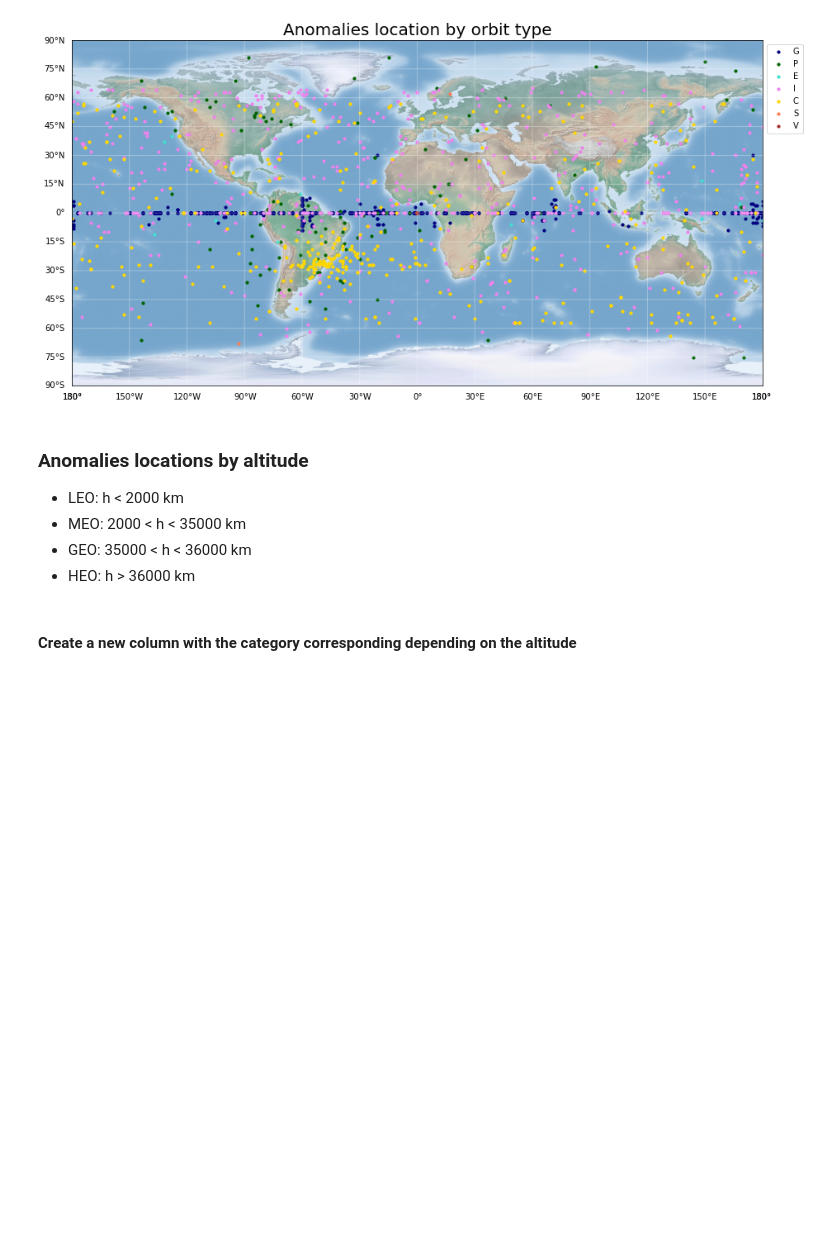
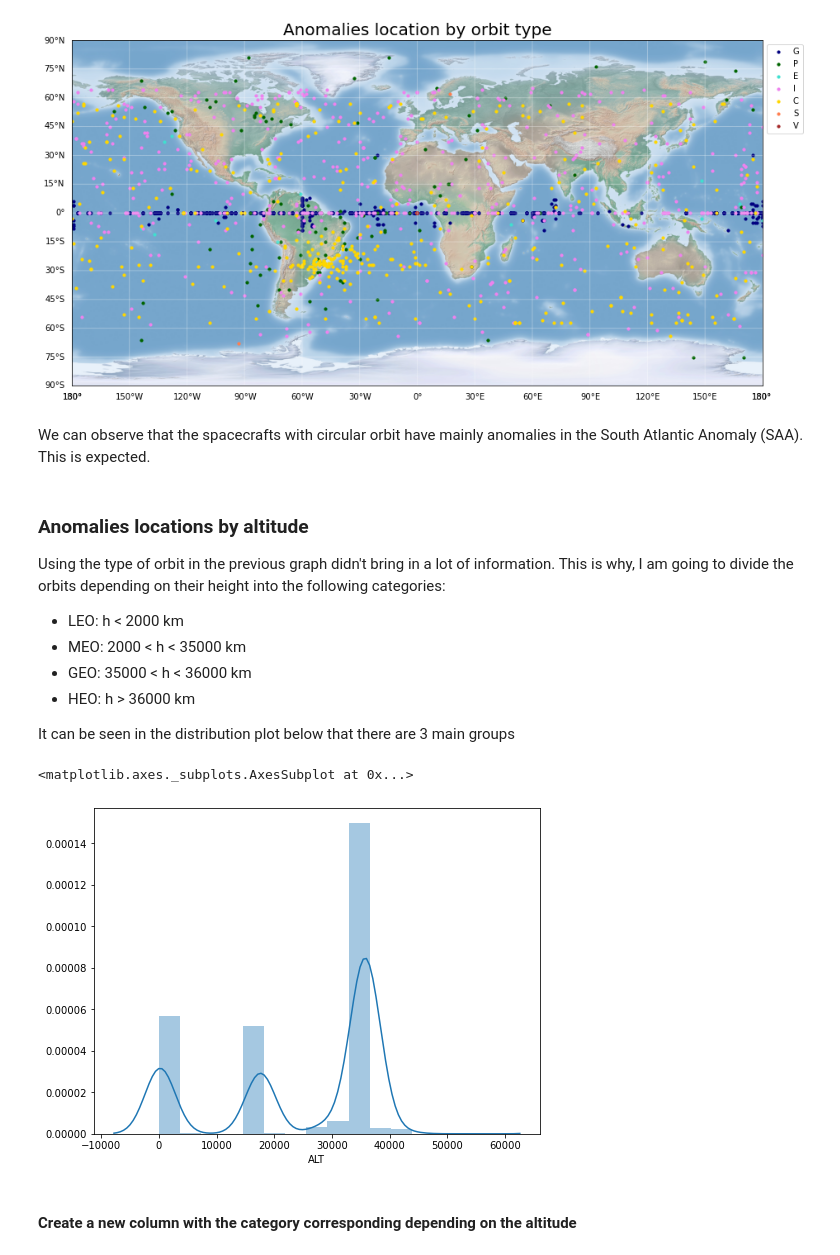
Before and after one commit to ironhack-bcn-data-pt/PR05-project-statistical-analysis, a Jupyter notebook: statistical-analysis.ipynb, the cells around one changed output. Saved outputs shown, nothing was run; the diff lists cells and outputs as text; code cells hidden in the pictures; blank space fills up the shorter version.

```diff
--- a/statistical-analysis.ipynb
+++ b/statistical-analysis.ipynb
@@ -141,2 +146,2 @@ The version, the date the anomaly was introduced and the angle between Sun-Vehic
 # %%
-anom.drop(columns=['VER', 'EDATE', 'SVE'], inplace=True)
+anom.drop(columns=['VER', 'EDATE', 'SVE', 'ACOMMENT'], inplace=True)
@@ -143,3 +154,5 @@ anom.drop(columns=['VER', 'EDATE', 'SVE'], inplace=True)
+# %%
+anom.drop(columns=['SPIN'], inplace=True)
 # %% [markdown]
 ### Null values for the ORBIT parameter
 # %% [markdown]
@@ -293,13 +310,24 @@ plt.legend(bbox_to_anchor=(1.0,1.0))
 draw_map(m)
 # %% [output]
 [figure]
+# %% [markdown]
+We can observe that the spacecrafts with circular orbit have mainly anomalies in the South Atlantic Anomaly (SAA). This is expected.
 # %% [markdown]
 ### Anomalies locations by altitude
+
+Using the type of orbit in the previous graph didn't bring in a lot of information. This is why, I am going to divide the orbits depending on their height into the following categories:
 
 - LEO: h < 2000 km
 - MEO: 2000 < h < 35000 km
 - GEO: 35000 < h < 36000 km
 - HEO: h > 36000 km
+
+It can be seen in the distribution plot below that there are 3 main groups
+# %%
+sns.distplot(anom['ALT'], bins=15)
+# %% [output]
+<matplotlib.axes._subplots.AxesSubplot at 0x...>
+[figure, added]
 # %% [markdown]
 #### Create a new column with the category corresponding depending on the altitude
 # %%
```
Also changed, not shown: parts of 55 cells of this notebook.
